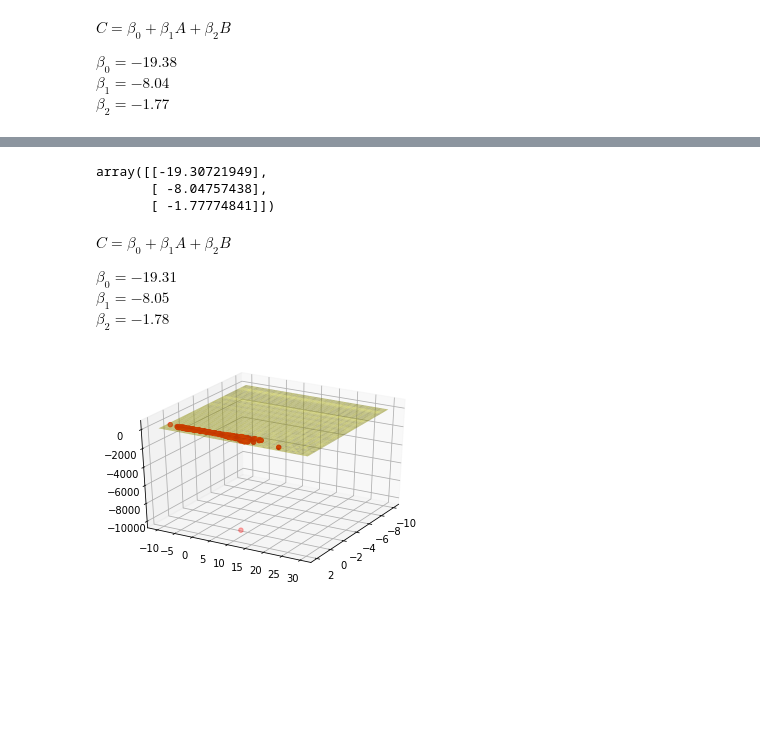
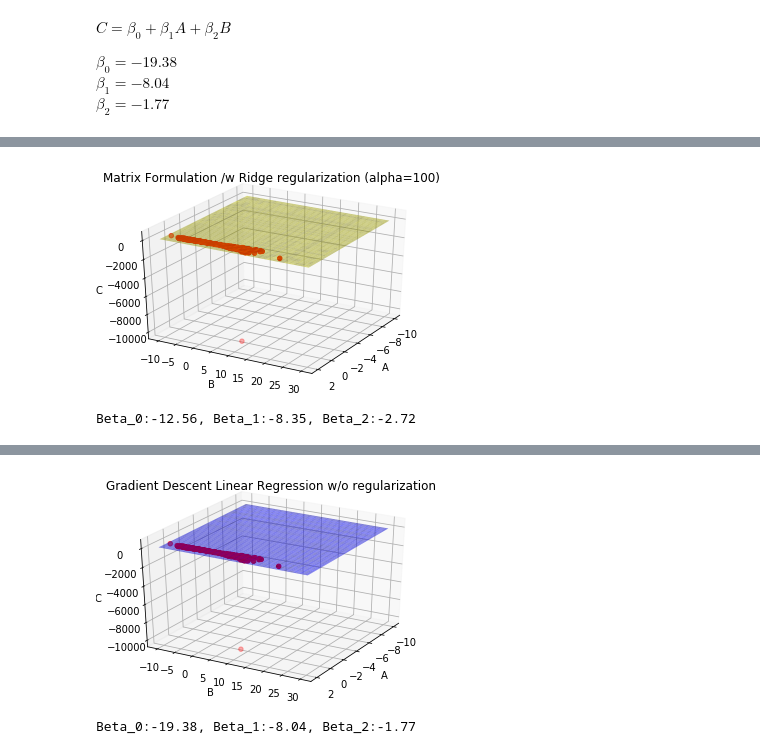
Before and after one commit to dayjang/Online_Test_M, a Jupyter notebook: moloco_q2.ipynb, the cells around one changed output, grey strips where cells are left out. Saved outputs shown, nothing was run; the diff lists cells and outputs as text; code cells hidden in the pictures; blank space fills up the shorter version.

```diff
--- a/moloco_q2.ipynb
+++ b/moloco_q2.ipynb
@@ -92,3 +108,9 @@ plt.show()
+# %%
+plot_3d(xs,ys,zs1_ridge,'y','Matrix Formulation /w Ridge regularization (alpha=100)')
+print('Beta_0:{:.2f}, Beta_1:{:.2f}, Beta_2:{:.2f}  '.format(Beta1_ridge[0][0],Beta1_ridge[1][0],Beta1_ridge[2][0]))
+# %% [output]
+[figure, added]
+Beta_0:-12.56, Beta_1:-8.35, Beta_2:-2.72
 # %% [markdown]
 <b>Method 2. A Gradient Descent: </b> Gradient Descent for Multiple Variables Linear Regression without regularization
 
@@ -97,46 +119,35 @@ Gradient descent is a first-order iterative optimization algorithm for finding a
 
 ![Image of Gradient Descent](https://miro.medium.com/max/1400/1*G1v2WBigWmNzoMuKOYQV_g.png)
 # %%
-# Beta(theta) parameters
-theta = np.zeros([1,3])
+theta = np.zeros([1,3]).T
 # learning rate
-alpha = 0.01
+alpha = 0.005
 # number of interation
-iters = 1000
+iters = 10000
+# regulariation_ind : if we want to penalize the size of coef, put regulariation_index = True and set the lambda (alpha)
 
-# caculate cost-function MSE
-def mse(X,y,theta):
-    se = np.power((X.dot(theta.T)-y),2)
-    return np.sum(se)/(2 * len(X))
+#######################################################
+def cost_fun(X2,y2,theta2,lamb2):
+    se = np.power((X2.dot(theta2)-y2),2)
+    reg = lamb2*np.sum(np.square(theta2))
+    return (np.sum(se)+reg)/(2 * len(X2))
 
-# gradient descent
-def gradientdes(X,y,theta,iters,alpha):
+
+def linear_regression(X,y,theta,iters,alpha,regulariation_ind,*lambdaa):
+    if not regulariation_ind: # if we use just linear regression w/o regularization
+        lamb = 0
+    else: lamb = lambdaa[0]
+    # gradient descent fitting process
     cost = np.zeros(iters)
     for i in range(iters):
-        theta = theta - (alpha/len(X)) * np.sum(X * (X.dot(theta.T) - y), axis=0)
-        cost[i] = mse(X, y, theta)
+        theta -= (alpha/len(X)) * (X.T@(X@theta - y) + lamb*theta)
+        cost[i] = cost_fun(X,y,theta,lamb)
     return theta
-
-Beta2 = gradientdes(X,y,theta,iters,alpha).T
-Beta2  # Beta1 and Beta2 numbers are very similar
-# %% [output]
-array([[-19.30721949],
-       [ -8.04757438],
-       [ -1.77774841]])
-# %% [markdown]
-$C=\beta_0+\beta_1A+\beta_2B$
-
-$\beta_0 = -19.31$
-$\beta_1 = -8.05$
-$\beta_2 = -1.78$
-# %%
-zs2 = Beta2[0][0] + xs*Beta2[1][0]  + ys*Beta2[2][0]
-fig = plt.figure()
-ax = plt.axes(projection='3d')
-ax.view_init(azim=30)
-ax.scatter(X[:,0], X[:,1], y,color='r')
-# ax.plot_surface(xs,ys,zs, alpha=0.5, color = 'b') # First Regression Plot
-ax.plot_surface(xs,ys,zs2, alpha=0.5,color = 'y') # Second Regression Plot
-plt.show()
-# %% [output]
-[figure, removed]
+# %%
+Beta2= linear_regression(X,y,theta,iters,alpha,False)
+zs2 = Beta2[0][0] + xs*Beta2[1][0]  + ys*Beta2[2][0]
+plot_3d(xs,ys,zs2,'b','Gradient Descent Linear Regression w/o regularization')
+print('Beta_0:{:.2f}, Beta_1:{:.2f}, Beta_2:{:.2f}  '.format(Beta2[0][0],Beta2[1][0],Beta2[2][0]))
+# %% [output]
+[figure, added]
+Beta_0:-19.38, Beta_1:-8.04, Beta_2:-1.77
```
Also changed, not shown: parts of 11 cells of this notebook.
